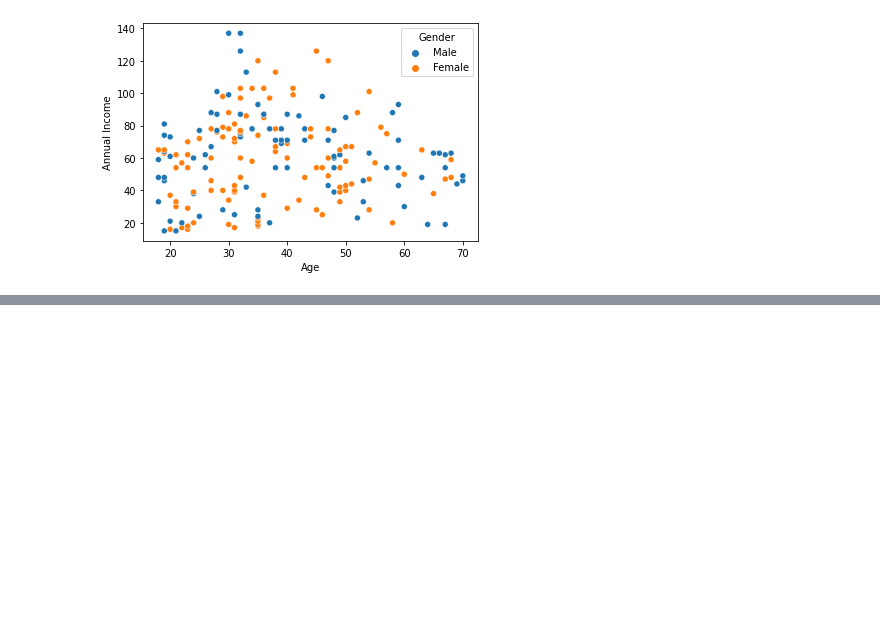
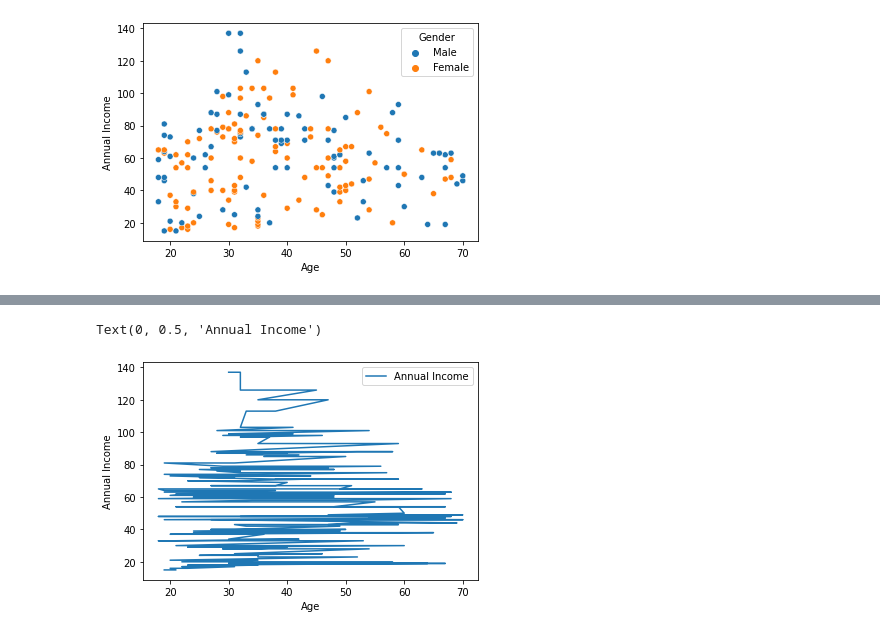
Before and after one commit to cornel-kim/samples, a Jupyter notebook: test.ipynb, the cells around one changed output, grey strips where cells are left out. Cells and saved outputs as stored; diff of their text form; code cells hidden in the pictures; blank space fills up the shorter version.

```diff
--- a/test.ipynb
+++ b/test.ipynb
@@ -127,0 +134,7 @@ sbn.scatterplot('Age', 'Annual Income', hue='Gender', data=customer)#using a sca
+# %%
+customer.plot('Age', 'Annual Income')#using line graph
+plt.xlabel('Age')
+plt.ylabel('Annual Income')
+# %% [output]
+Text(0, 0.5, 'Annual Income')
+[figure, added]
```
Also changed, not shown: parts of 1 cell of this notebook.
